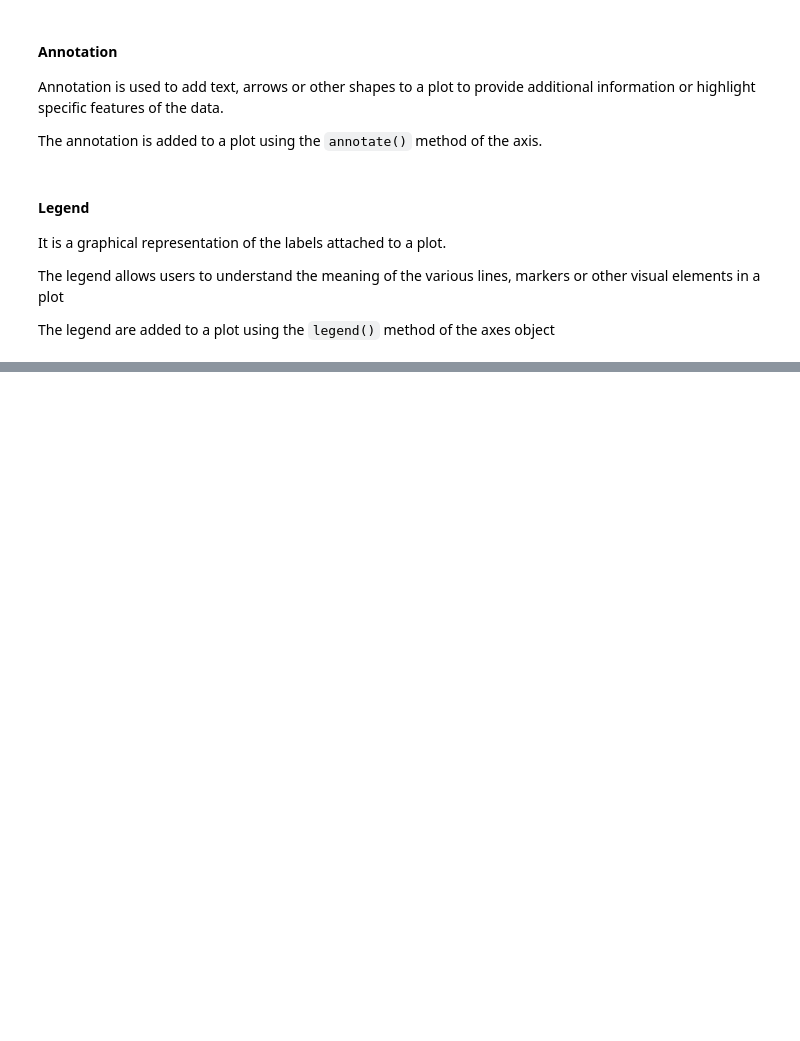
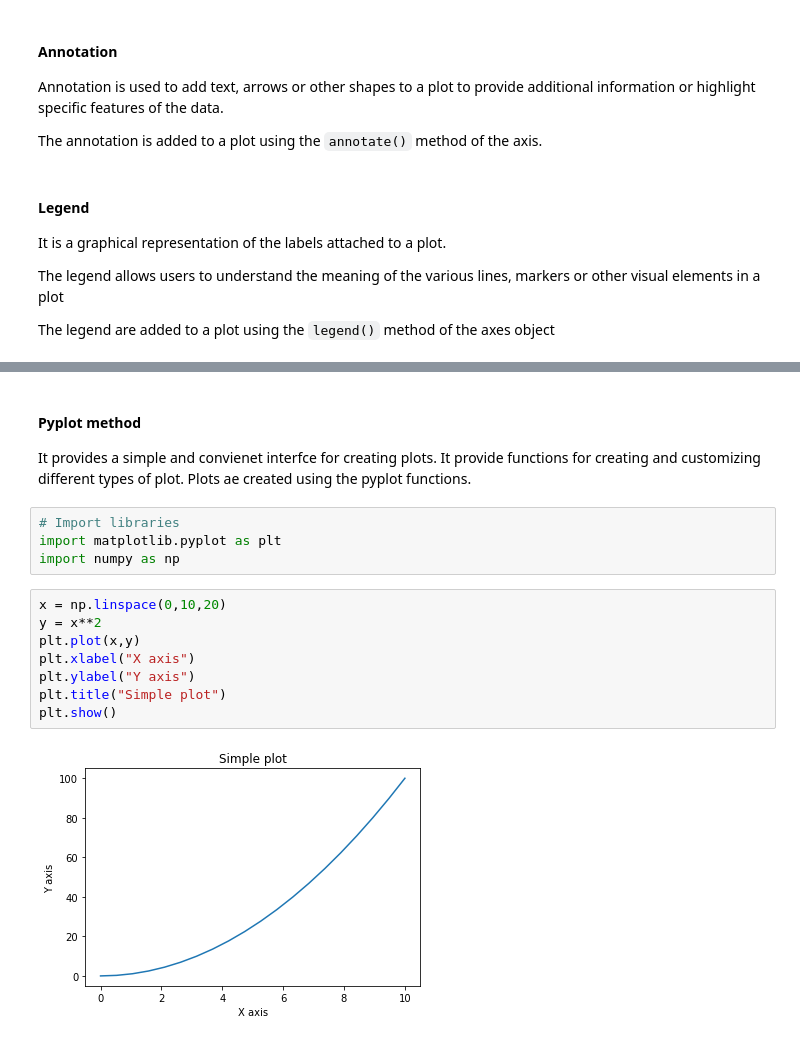
Before and after one commit to Selasi3/Data_Science_With_Python, a Jupyter notebook: Python Programming/Matplotlib.ipynb, the cells around one changed output, grey strips where cells are left out. Saved outputs shown, nothing was run; the diff lists cells and outputs as text; blank space fills up the shorter version.

Commit message:
modified the matplotlib content

```diff
--- a/Python Programming/Matplotlib.ipynb
+++ b/Python Programming/Matplotlib.ipynb
@@ -96,0 +110,20 @@ The legend are added to a plot using the `legend()` method of the axes object
+# %% [markdown]
+#### Pyplot method
+
+It provides a simple and convienet interfce for creating plots.
+It provide functions for creating and customizing different types of plot.
+Plots ae created using the pyplot functions.
+# %%
+# Import libraries
+import matplotlib.pyplot as plt
+import numpy as np
+# %%
+x = np.linspace(0,10,20)
+y = x**2
+plt.plot(x,y)
+plt.xlabel("X axis")
+plt.ylabel("Y axis")
+plt.title("Simple plot")
+plt.show()
+# %% [output]
+[figure, added]
```
Also changed, not shown: parts of 9 cells of this notebook.
